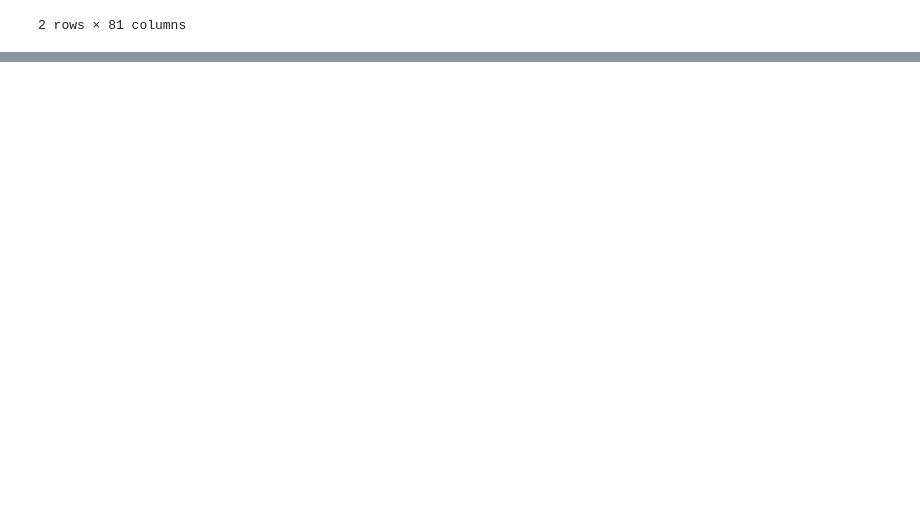
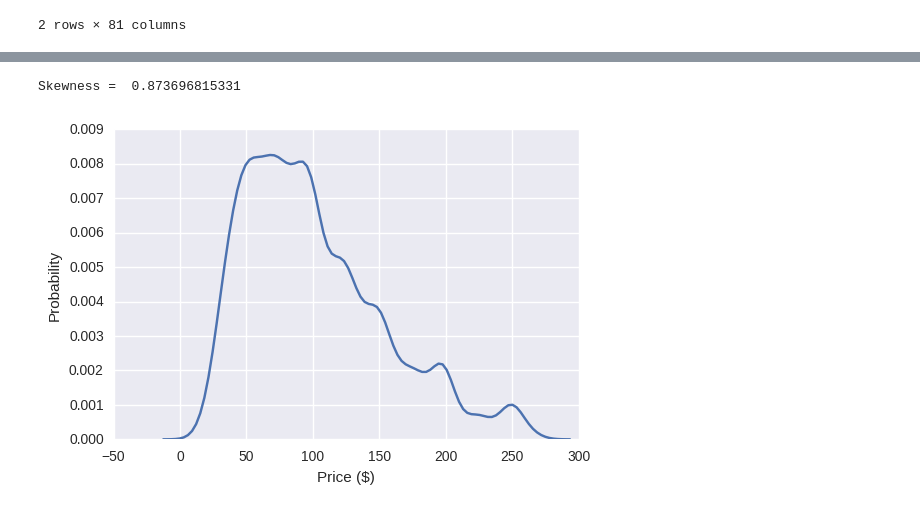
Before and after one commit to HareeshBahuleyan/airbnb-analysis, a Jupyter notebook: 4_data_exploration.ipynb, the cells around one changed output, grey strips where cells are left out. Saved outputs shown, nothing was run; the diff lists cells and outputs as text; code cells hidden in the pictures; blank space fills up the shorter version.

```diff
--- a/4_data_exploration.ipynb
+++ b/4_data_exploration.ipynb
@@ -14,0 +73,11 @@ df.head(2)
+# %%
+iqr = df['price'].quantile(q=0.75)-df['price'].quantile(0.25)
+lower_limit = max(0, df['price'].quantile(0.25)-1.5*iqr) # The price cannot be negative. So a constaint is kept
+upper_limit = df['price'].quantile(0.75)+1.5*iqr
+
+print "Only prices between", lower_limit, "and", upper_limit,"are retained in the dataset."
+
+remove_index = df[df['price'] > upper_limit].index
+df.drop(remove_index, inplace=True)
+df.reset_index(inplace=True)
+print "The number of rows removed = ", len(remove_index)
@@ -14,0 +117,7 @@ df.head(2)
+# %%
+sns.distplot(df['price'], hist=False, axlabel='Price ($)') # Density PLot
+plt.ylabel('Probability')
+print "Skewness = ", df['price'].skew()
+# %% [output]
+Skewness =  0.873696815331
+[figure, added]
```
Also changed, not shown: parts of 34 cells of this notebook.
